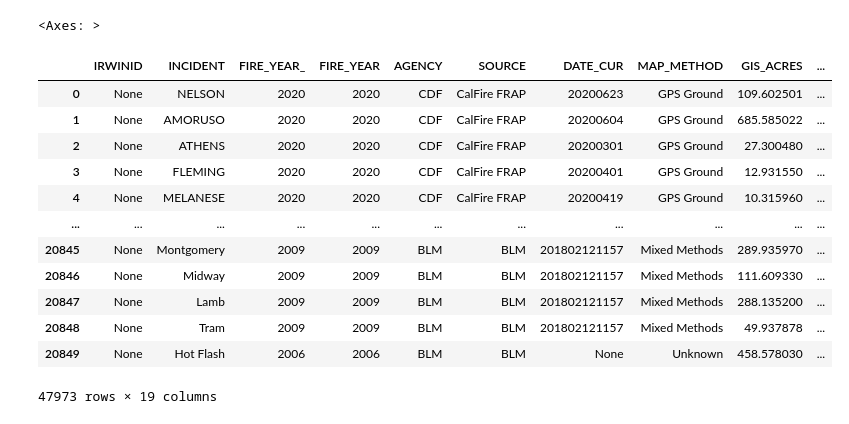
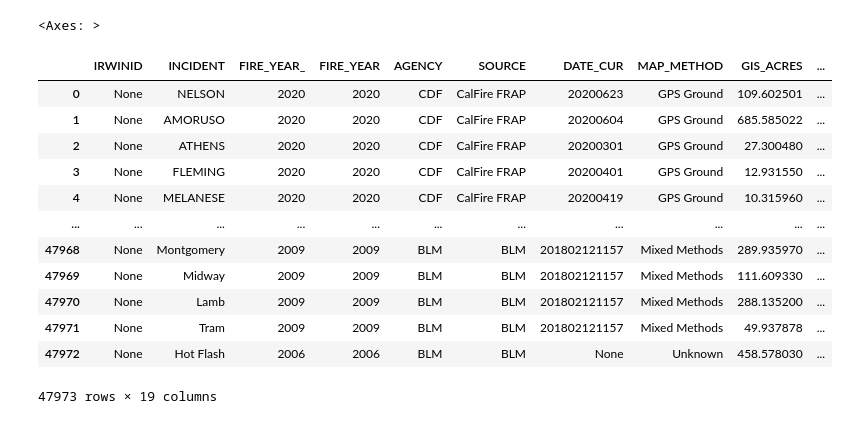
Before and after one commit to cmanna75/wildfire_susceptibility, a Jupyter notebook: Wildfire_Susceptibility.ipynb, the cells around one changed output. Saved outputs shown, nothing was run; the diff lists cells and outputs as text; code cells hidden in the pictures.

```diff
--- a/Wildfire_Susceptibility.ipynb
+++ b/Wildfire_Susceptibility.ipynb
@@ -89,21 +88,21 @@ points_2000 = gpd.read_file('Data/wildfire_history/AgencyHistoricFirePerimeters_
 #points_earlier = gpd.read_file('Data/wildfire_history/AgencyHistoricFirePerimeters_1979_Earlier/AgencyHistoricFirePerimeters_1979_Earlier.shp')
 # %%
 #combine all wildfire history
-wildfire_points = gpd.GeoDataFrame(pd.concat([points_2020,points_2010,points_2000]))
+wildfire_points = gpd.GeoDataFrame(pd.concat([points_2020,points_2010,points_2000],ignore_index = True))
 #wildfire_points = gpd.GeoDataFrame(pd.concat([points_2020,points_2010,points_2000,points_1990,points_1980,points_earlier]))
 wildfire_points
 # %% [output]
 |  | IRWINID | INCIDENT | FIRE_YEAR_ | FIRE_YEAR | AGENCY | SOURCE | DATE_CUR | MAP_METHOD | GIS_ACRES | ... |
 | 0 | None | NELSON | 2020 | 2020 | CDF | CalFire FRAP | 20200623 | GPS Ground | 109.602501 | ... |
 | 1 | None | AMORUSO | 2020 | 2020 | CDF | CalFire FRAP | 20200604 | GPS Ground | 685.585022 | ... |
 | 2 | None | ATHENS | 2020 | 2020 | CDF | CalFire FRAP | 20200301 | GPS Ground | 27.300480 | ... |
 | 3 | None | FLEMING | 2020 | 2020 | CDF | CalFire FRAP | 20200401 | GPS Ground | 12.931550 | ... |
 | 4 | None | MELANESE | 2020 | 2020 | CDF | CalFire FRAP | 20200419 | GPS Ground | 10.315960 | ... |
 | ... | ... | ... | ... | ... | ... | ... | ... | ... | ... | ... |
-| 20845 | None | Montgomery | 2009 | 2009 | BLM | BLM | 201802121157 | Mixed Methods | 289.935970 | ... |
-| 20846 | None | Midway | 2009 | 2009 | BLM | BLM | 201802121157 | Mixed Methods | 111.609330 | ... |
-| 20847 | None | Lamb | 2009 | 2009 | BLM | BLM | 201802121157 | Mixed Methods | 288.135200 | ... |
-| 20848 | None | Tram | 2009 | 2009 | BLM | BLM | 201802121157 | Mixed Methods | 49.937878 | ... |
-| 20849 | None | Hot Flash | 2006 | 2006 | BLM | BLM | None | Unknown | 458.578030 | ... |
+| 47968 | None | Montgomery | 2009 | 2009 | BLM | BLM | 201802121157 | Mixed Methods | 289.935970 | ... |
+| 47969 | None | Midway | 2009 | 2009 | BLM | BLM | 201802121157 | Mixed Methods | 111.609330 | ... |
+| 47970 | None | Lamb | 2009 | 2009 | BLM | BLM | 201802121157 | Mixed Methods | 288.135200 | ... |
+| 47971 | None | Tram | 2009 | 2009 | BLM | BLM | 201802121157 | Mixed Methods | 49.937878 | ... |
+| 47972 | None | Hot Flash | 2006 | 2006 | BLM | BLM | None | Unknown | 458.578030 | ... |
 47973 rows × 19 columns
 # %%
```
Also changed, not shown: parts of 10 cells of this notebook.
